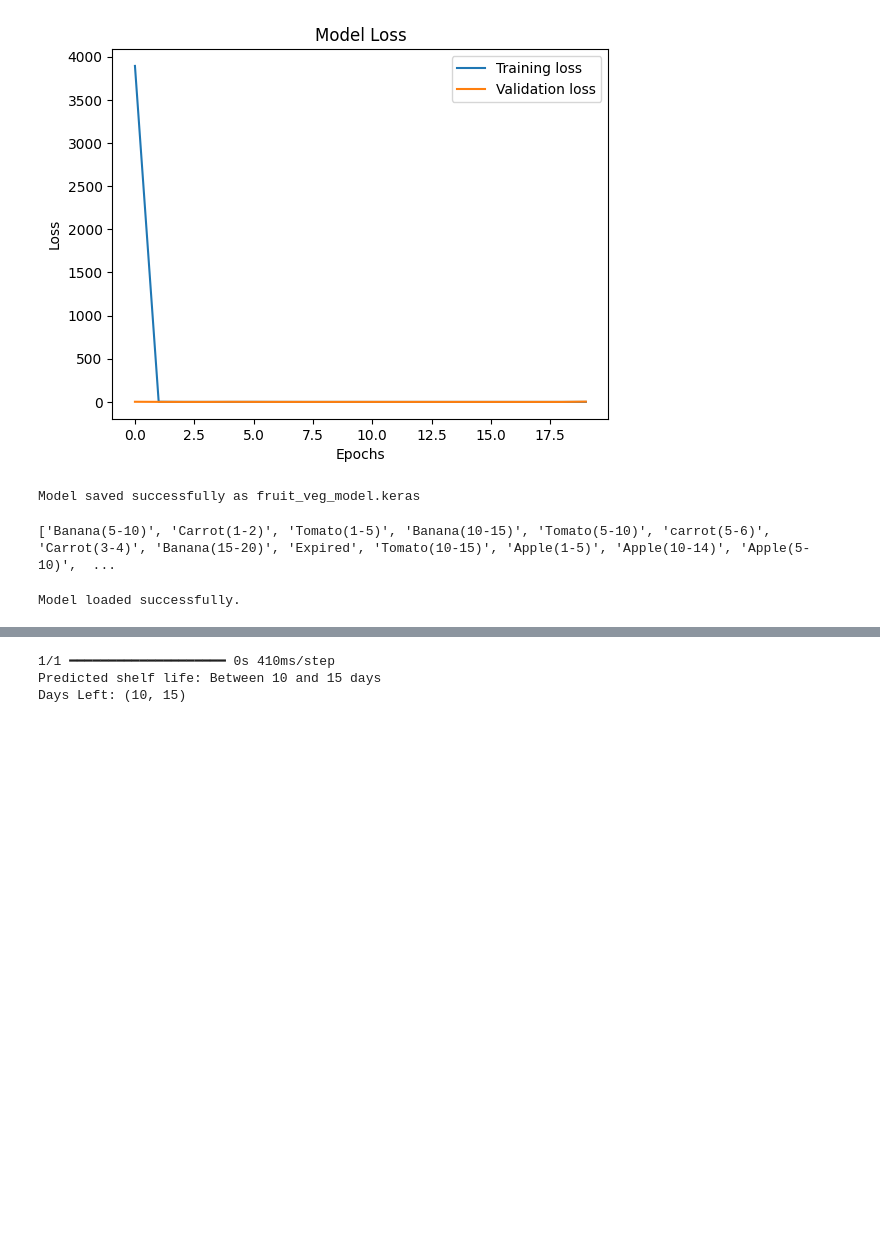
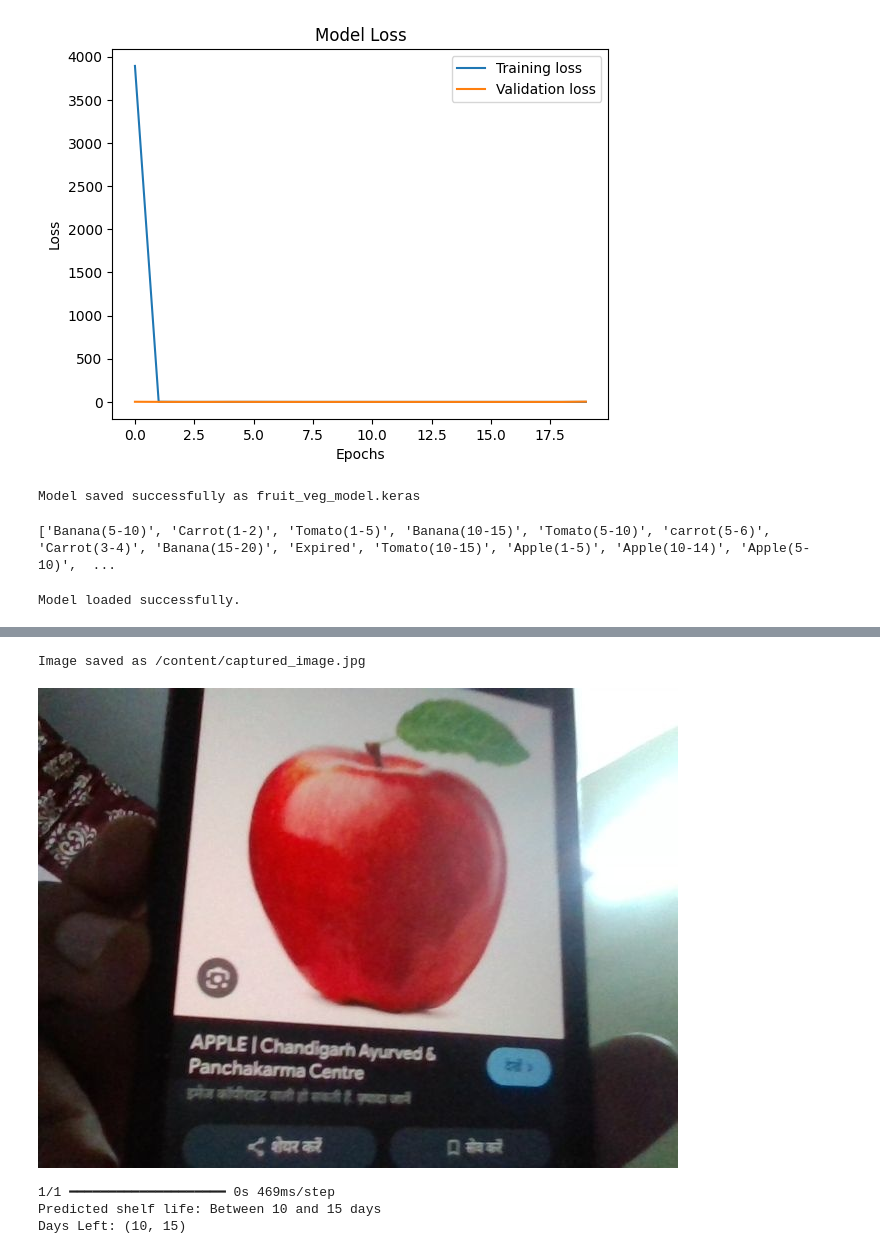
Before and after one commit to Sanjaychaurasia04/Portfolio-website-using-css-, a Jupyter notebook: Flipkart_Grid_6.ipynb, the cells around one changed output, grey strips where cells are left out. Drawn from its saved outputs; the diff is of its cells as text; code cells hidden in the pictures; blank space fills up the shorter version.

```diff
--- a/Flipkart_Grid_6.ipynb
+++ b/Flipkart_Grid_6.ipynb
@@ -635,7 +635,7 @@ print(os.listdir(model_directory))
 ['Banana(5-10)', 'Carrot(1-2)', 'Tomato(1-5)', 'Banana(10-15)', 'Tomato(5-10)', 'carrot(5-6)', 'Carrot(3-4)', 'Banana(15-20)', 'Expired', 'Tomato(10-15)', 'Apple(1-5)', 'Apple(10-14)', 'Apple(5-10)',  ...
 # %%
 # Import dependencies
-from IPython.display import display, Javascript, Image
+from IPython.display import display, Javascript, Image as IPImage
 from google.colab.output import eval_js
 from base64 import b64decode, b64encode
 import cv2
@@ -644,8 +644,6 @@ import os
 from keras.models import Sequential, load_model
 from keras.layers import Conv2D, MaxPooling2D, Dropout, Flatten, Dense, Input
 from google.colab import drive
-
-
 
 # Correct model path with new model name
 model_path = '/content/drive/MyDrive/fruit and vegetable dataset/fruit_veg_model.keras'
@@ -748,34 +746,46 @@ def preprocess_image(img):
 
 # Function to predict shelf life of fruit/vegetable from image
 def predict_shelf_life(img):
     img_preprocessed = preprocess_image(img)
     pred = model.predict(img_preprocessed)
     class_idx = np.argmax(pred)
     class_label = categories[class_idx]
 
     # Interpret prediction based on the label
     if class_label == 'Expired':
         print("The fruit/vegetable is expired.")
         return class_label, 0
     else:
         days_left_range = shelf_life_map[class_label]
         print(f"Predicted shelf life: Between {days_left_range[0]} and {days_left_range[1]} days")
         return class_label, days_left_range
 
-# Take photo and predict shelf life
+# Take photo, store it, and predict shelf life
 try:
     img = take_photo()  # Capture image using the webcam
+
+    # Save the captured image to a file
+    file_name = "/content/captured_image.jpg"
+    cv2.imwrite(file_name, img)
+    print(f"Image saved as {file_name}")
+
+    # Display the image in the notebook
+    display(IPImage(file_name))
+
+    # Predict shelf life from the captured image
     predicted_label, days_left = predict_shelf_life(img)  # Get the prediction
 
     if predicted_label != 'Expired':
         print(f"Days Left: {days_left}")
     else:
         print(f"Predicted Class: {predicted_label}")
 except Exception as err:
     print(f"Error: {str(err)}")
 # %% [output]
 Model loaded successfully.
 [interactive output not drawn]
-1/1 ━━━━━━━━━━━━━━━━━━━━ 0s 410ms/step
-Predicted shelf life: Between 10 and 15 days
-Days Left: (10, 15)
+Image saved as /content/captured_image.jpg
+[figure, added]
+1/1 ━━━━━━━━━━━━━━━━━━━━ 0s 469ms/step
+Predicted shelf life: Between 10 and 15 days
+Days Left: (10, 15)
```
